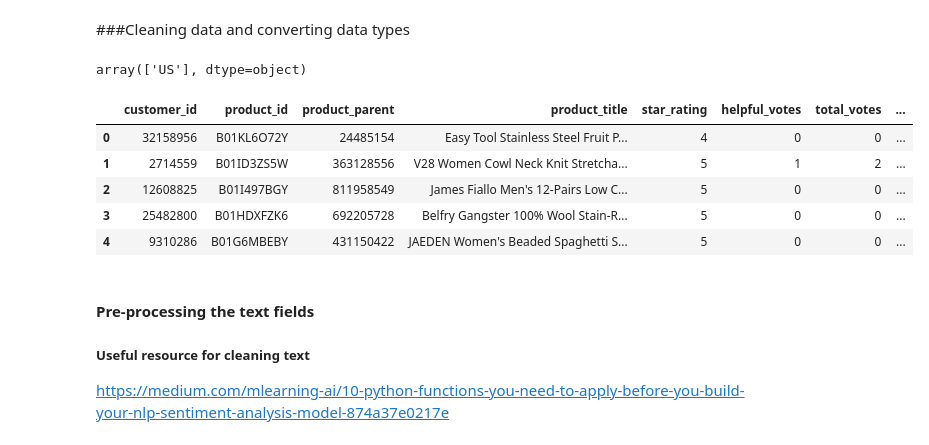
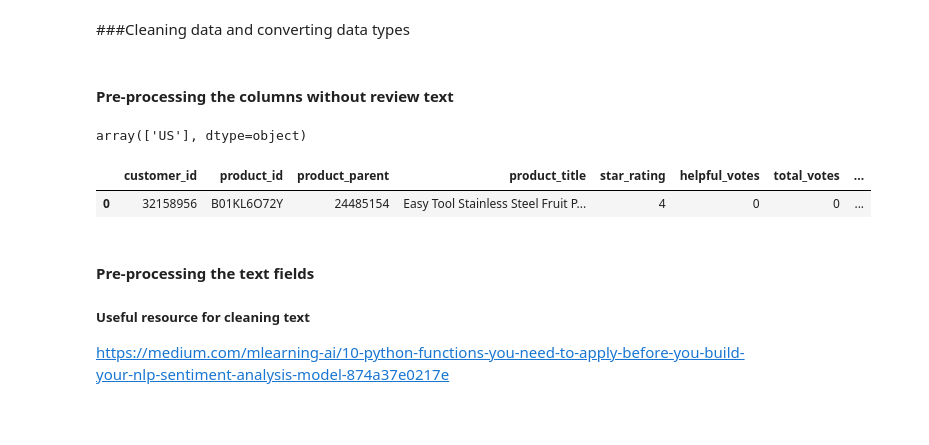
Before and after one commit to BhavyaBibi/-datawhisperers_final-project_dsml2021, a Jupyter notebook: datawhisperers_sentiment_analysis_amazon_apparel_reviews.ipynb, the cells around one changed output. Saved outputs shown, nothing was run; the diff lists cells and outputs as text; code cells hidden in the pictures; blank space fills up the shorter version.

```diff
--- a/datawhisperers_sentiment_analysis_amazon_apparel_reviews.ipynb
+++ b/datawhisperers_sentiment_analysis_amazon_apparel_reviews.ipynb
@@ -95,5 +66,7 @@ df.tail()
 # %% [markdown]
 ###Cleaning data and converting data types
+# %% [markdown]
+#### Pre-processing the columns without review text
 # %%
 # Checking if marketplace is only in the US
 df.marketplace.unique()
@@ -107,38 +80,34 @@ df_num = df.drop(cat_list, inplace = False , axis = 1)
 
 df_cat = df[cat_list]
 
 
 # Cleaning
 # (1) Drop: marketplace + product_category + review_id
 df.drop(['marketplace','product_category','review_id'], axis=1, inplace=True)
 
 # (2) Map: vine + verified_purchase (y:1, n:0)
 YN_to_bool = {'Y': 1,'N': 0}
 df['vine'] = df['vine'].map( YN_to_bool )
 df['verified_purchase'] = df['verified_purchase'].map( YN_to_bool)
 
 # (3) Datetime: review_date
 df['review_date'] = pd.to_datetime(df['review_date'])
 
 # (4) Create a year column for EDA
 df['Year'] = df.review_date.dt.year
 
 # (5) Drop the rows where there are no reviews
 df.dropna(subset = ['review_body'], inplace = True)
 
 
 # (6) Combine the review headline and review date columns
 df['review_body'] = df['review_headline'] + ' ' + df['review_body']
 del df['review_headline']
 
-df.head()
+df.head(1)
 # %% [output]
 |  | customer_id | product_id | product_parent | product_title | star_rating | helpful_votes | total_votes | ... |
 | 0 | 32158956 | B01KL6O72Y | 24485154 | Easy Tool Stainless Steel Fruit P... | 4 | 0 | 0 | ... |
-| 1 | 2714559 | B01ID3ZS5W | 363128556 | V28 Women Cowl Neck Knit Stretcha... | 5 | 1 | 2 | ... |
-| 2 | 12608825 | B01I497BGY | 811958549 | James Fiallo Men's 12-Pairs Low C... | 5 | 0 | 0 | ... |
-| 3 | 25482800 | B01HDXFZK6 | 692205728 | Belfry Gangster 100% Wool Stain-R... | 5 | 0 | 0 | ... |
-| 4 | 9310286 | B01G6MBEBY | 431150422 | JAEDEN Women's Beaded Spaghetti S... | 5 | 0 | 0 | ... |
 # %% [markdown]
 #### Pre-processing the text fields
 ##### Useful resource for cleaning text
```
Also changed, not shown: parts of 11 cells of this notebook.
